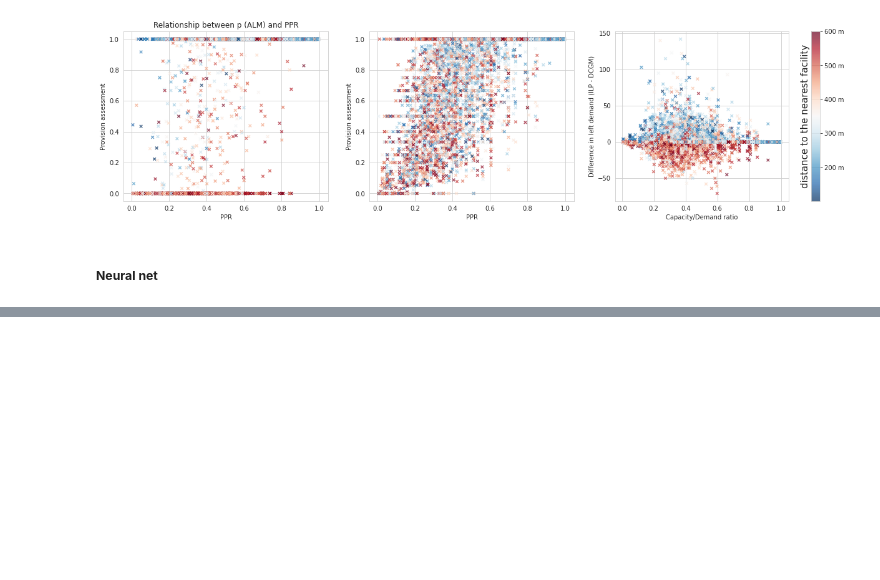
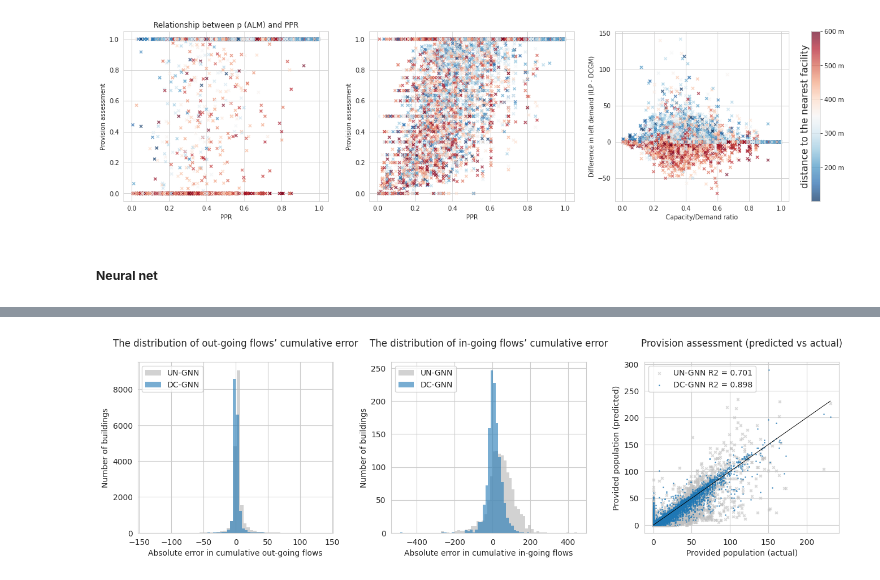
Before and after one commit to RitaMargari/urban-facilities-provision, a Jupyter notebook: main.ipynb, the cells around one changed output, grey strips where cells are left out. Cells and saved outputs as stored; diff of their text form; code cells hidden in the pictures; blank space fills up the shorter version.

```diff
--- a/main.ipynb
+++ b/main.ipynb
@@ -688,8 +603,8 @@ dc_gnn_model = {
 
 gnn_model = {'U-GNN': {'embeddings': [gnn.GNNStack, gnn_param], 'prediction': [gnn.FNNStack_v1, fnn_param_v1]}}
 # %%
-ilp_dc_gnn_y = perform_experiments(dc_gnn_model, dataset_ilp, iter=1, shuffle=False, metric_output_file='model_output/ilp/ilp_dc_gnn_1.json')
-ilp_gnn_y = perform_experiments(gnn_model, dataset_ilp, iter=1, shuffle=False, metric_output_file='model_output/ilp/ilp_gnn_1.json')
+ilp_dc_gnn_y = perform_experiments(dc_gnn_model, dataset_ilp, iter=1, shuffle=False, metric_output_file='model_output/ilp/ilp_dc_gnn_2.json')
+ilp_gnn_y = perform_experiments(gnn_model, dataset_ilp, iter=1, shuffle=False, metric_output_file='model_output/ilp/ilp_gnn_2.json')
 # %% [output]
 Experiment 0
 
@@ -794,0 +718,4 @@ KeyboardInterrupt:
+# %%
+get_provision_plots(ilp_gnn_y, ilp_dc_gnn_y, dataset_ilp, fig_name="dataset_ilp_error_hist.png")
+# %% [output]
+[figure, added]
```
Also changed, not shown: parts of 21 cells of this notebook.
